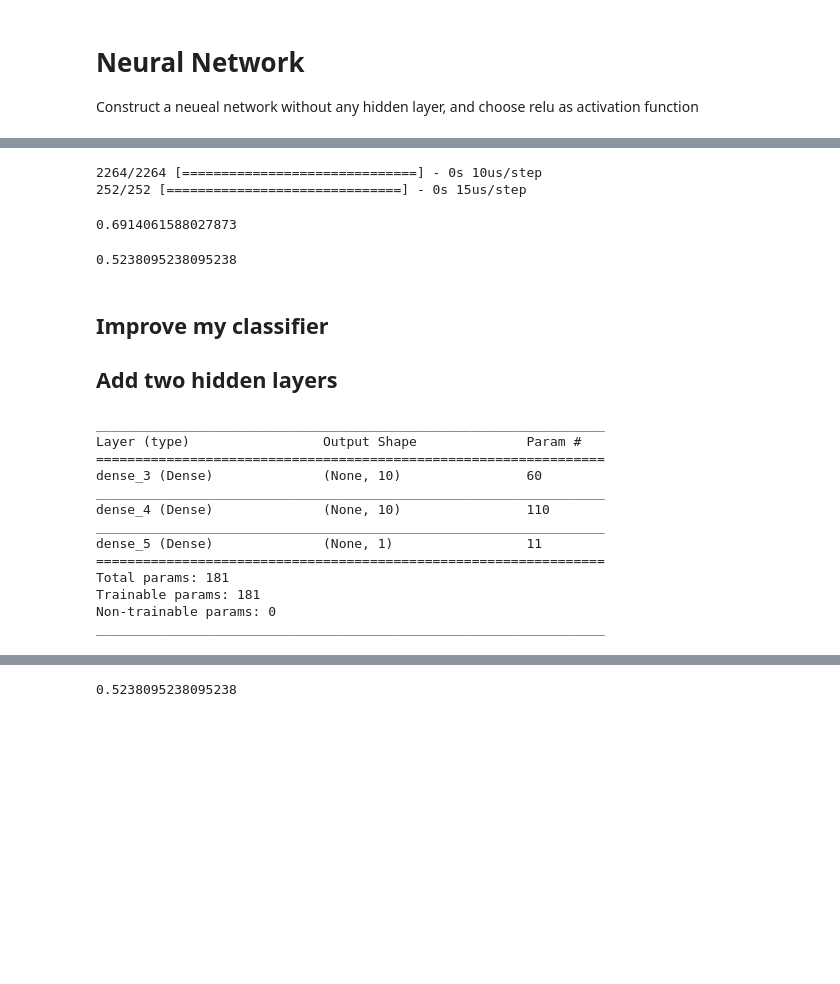
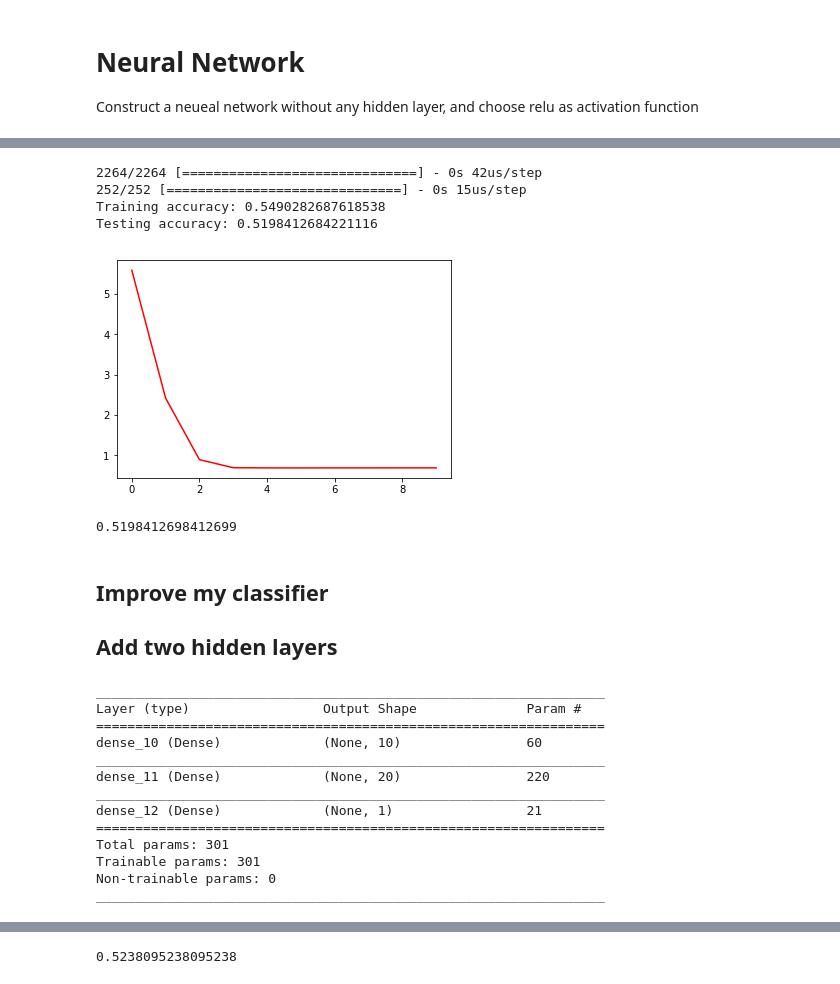
Before and after one commit to BananaChen/FDA, a Jupyter notebook: Hw3/FDA_Hw3.ipynb, the cells around one changed output, grey strips where cells are left out. Cells and saved outputs as stored; diff of their text form; code cells hidden in the pictures; blank space fills up the shorter version.

```diff
--- a/Hw3/FDA_Hw3.ipynb
+++ b/Hw3/FDA_Hw3.ipynb
@@ -164,7 +168,8 @@ model.add(layers.Dense(units=1,
                        activation='relu'))
 # %%
 model.compile(loss='binary_crossentropy',
-              optimizer=optimizers.Adam(lr=0.01))
+              optimizer=optimizers.Adam(lr=0.01),
+              metrics=['accuracy'])
 model.summary()
 # %% [output]
 _________________________________________________________________
@@ -176,7 +181,3 @@ Total params: 6
 Trainable params: 6
 Non-trainable params: 0
 _________________________________________________________________
-# %%
-history = model.fit(train_x_std,
-                    train_y,
-                    epochs=10)
@@ -200,0 +184,11 @@ Epoch 10/10
+# %%
+from sklearn.utils import class_weight
+class_weight = class_weight.compute_class_weight('balanced'
+                                               ,np.unique(train_y)
+                                               ,train_y)
+
+history = model.fit(train_x_std,
+                    train_y,
+                    epochs=10,
+                    batch_size=32,
+                    class_weight=class_weight)
@@ -201,15 +216,24 @@ Epoch 10/10
 # %%
-train_acc = model.evaluate(train_x_std, train_y, batch_size=32)
-test_acc = model.evaluate(test_x_std, test_y, batch_size=32)
+train_acc = model.evaluate(train_x_std, train_y, batch_size=32)[1]
+test_acc = model.evaluate(test_x_std, test_y, batch_size=32)[1]
+
+print('Training accuracy: %s' % train_acc)
+print('Testing accuracy: %s' % test_acc)
+
+losses = history.history['loss']
+plt.plot(range(len(losses)), losses, 'r')
+plt.show()
 # %% [output]
-2264/2264 [==============================] - 0s 10us/step
+2264/2264 [==============================] - 0s 42us/step
 252/252 [==============================] - 0s 15us/step
+Training accuracy: 0.5490282687618538
+Testing accuracy: 0.5198412684221116
-0.6914061588027873
+[figure, added]
 # %%
 nn_pred = model.predict_classes(test_x_std)
 print(accuracy_score(test_y, nn_pred))
 # %% [output]
-0.5238095238095238
+0.5198412698412699
 # %% [markdown]
 ## Improve my classifier <a class="tocSkip">
 ## Add two hidden layers
@@ -219,7 +243,7 @@ model.add(layers.Dense(units=10,
                        input_dim=train_x.shape[1],
                        activation='relu'))
 
-model.add(layers.Dense(units=10,
+model.add(layers.Dense(units=20,
                        activation='relu'))
 
 model.add(layers.Dense(units=1,
@@ -227,19 +251,20 @@ model.add(layers.Dense(units=1,
 
 
 model.compile(loss='binary_crossentropy',
-              optimizer=optimizers.Adam(lr=0.01))
+              optimizer=optimizers.Adam(lr=0.01),
+              metrics=['accuracy'])
 model.summary()
 # %% [output]
 _________________________________________________________________
 Layer (type)                 Output Shape              Param #
 =================================================================
-dense_3 (Dense)              (None, 10)                60
+dense_10 (Dense)             (None, 10)                60
 _________________________________________________________________
-dense_4 (Dense)              (None, 10)                110
+dense_11 (Dense)             (None, 20)                220
 _________________________________________________________________
-dense_5 (Dense)              (None, 1)                 11
+dense_12 (Dense)             (None, 1)                 21
 =================================================================
-Total params: 181
-Trainable params: 181
+Total params: 301
+Trainable params: 301
 Non-trainable params: 0
 _________________________________________________________________
```
Also changed, not shown: parts of 24 cells of this notebook.
